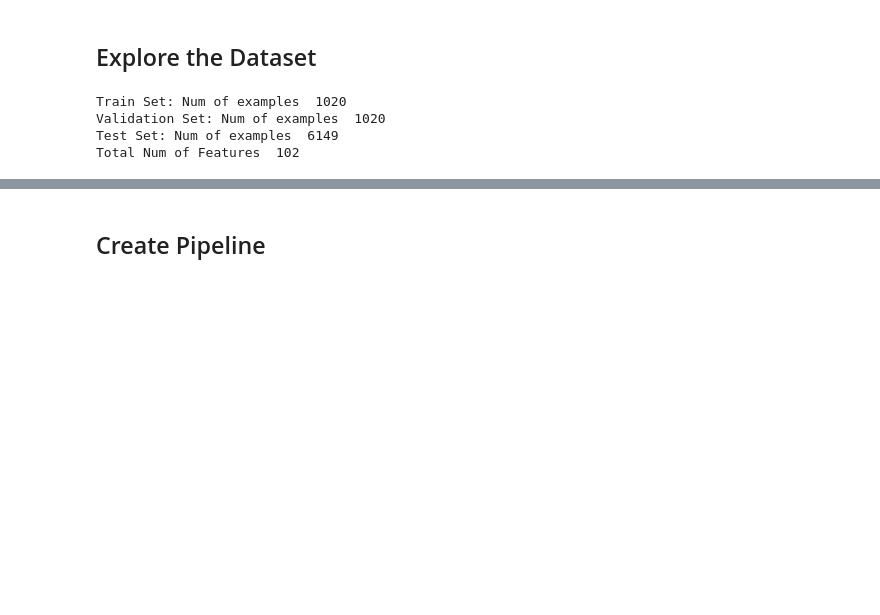
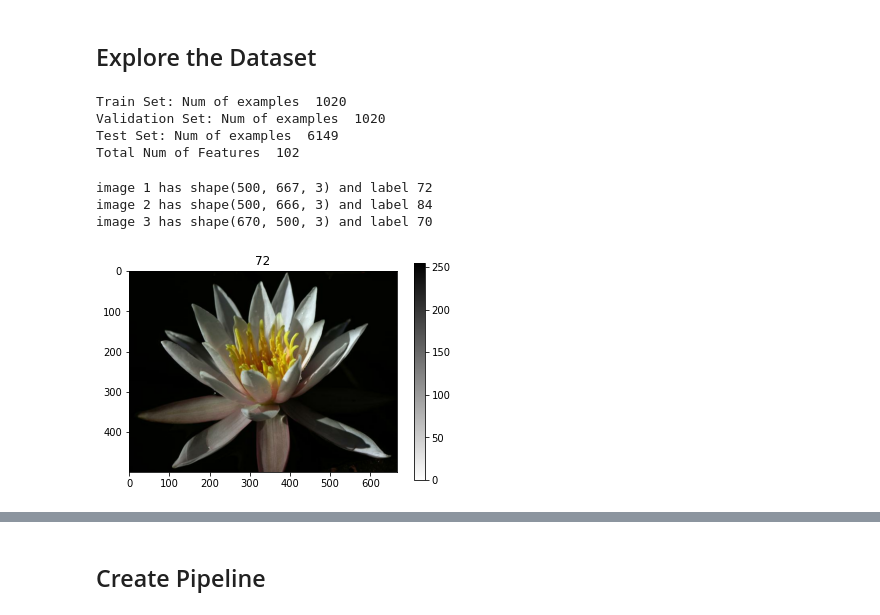
Before and after one commit to CorrAUDJPY/Udacity-Project-2-Image-Classifer-with-Neural-Net, a Jupyter notebook: Project2_Image_Classifier.ipynb, the cells around one changed output, grey strips where cells are left out. Drawn from its saved outputs; the diff is of its cells as text; code cells hidden in the pictures; blank space fills up the shorter version.

```diff
--- a/Project2_Image_Classifier.ipynb
+++ b/Project2_Image_Classifier.ipynb
@@ -113,9 +114,9 @@ The test set consists of the remaining 6149 images (minimum 20 per class).',
 )
 # %%
 # TODO: Create a training set, a validation set and a test set.
-train=dataset['train']
-validation=dataset['validation']
-test=dataset['test']
+train_set=dataset['train']
+validation_set=dataset['validation']
+test_set=dataset['test']
 # %% [markdown]
 ## Explore the Dataset
 # %%
@@ -138,3 +139,23 @@ Test Set: Num of examples  6149
 Total Num of Features  102
 # %%
 # TODO: Print the shape and corresponding label of 3 images in the training set.
+i=1
+for image,label in train_set.take(3):
+  print('image {} has shape{} and label {}'.format(i, image.shape, label.numpy()))
+  i+=1
+# %% [output]
+image 1 has shape(500, 667, 3) and label 72
+image 2 has shape(500, 666, 3) and label 84
+image 3 has shape(670, 500, 3) and label 70
+# %%
+# TODO: Plot 1 image from the training set.
+for img,label in train_set.take(1):
+  img=img.numpy().squeeze()
+  label=label.numpy()
+
+  plt.imshow(img,cmap=plt.cm.binary)
+  plt.title(label)
+  plt.colorbar()
+# Set the title of the plot to the corresponding image label.
+# %% [output]
+[figure, added]
```
Also changed, not shown: parts of 12 cells of this notebook.
